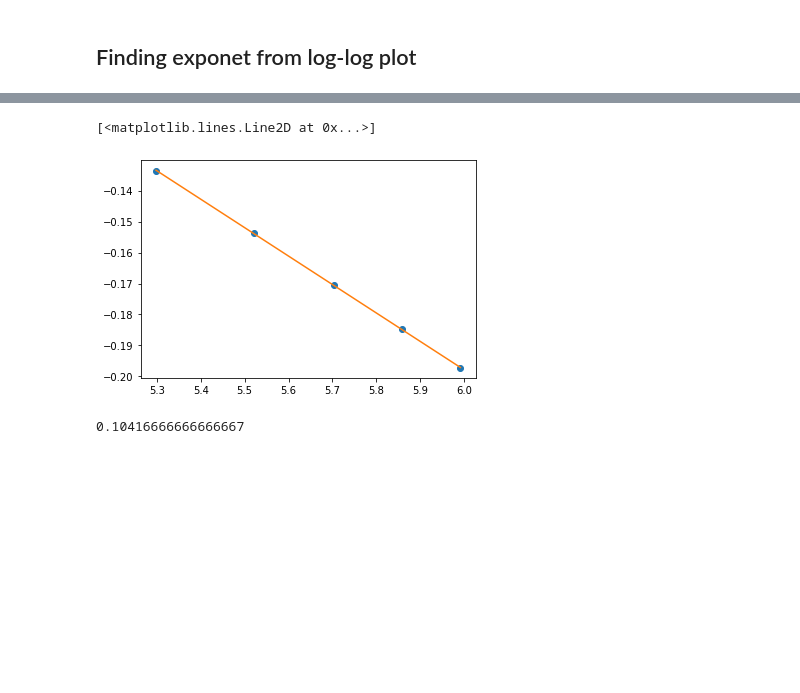
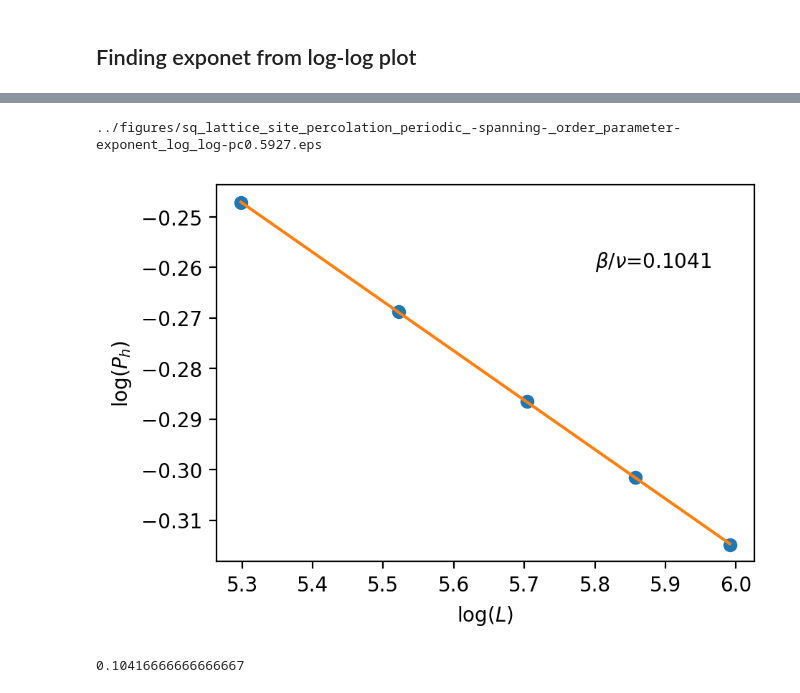
Before and after one commit to rg-nep/RedefinitionOfSitePercolation, a Jupyter notebook: jupyter-notebook/order-parameter.ipynb, the cells around one changed output, grey strips where cells are left out. Drawn from its saved outputs; the diff is of its cells as text; code cells hidden in the pictures; blank space fills up the shorter version.

Commit message:
few new graphs

```diff
--- a/jupyter-notebook/order-parameter.ipynb
+++ b/jupyter-notebook/order-parameter.ipynb
@@ -107,7 +108,7 @@ in_data_dir = "../data/site-percolation/"
 #### signatures
 # %%
 signature = 'sq_lattice_site_percolation_periodic_'
-files = glob.glob(in_data_dir + signature + '_[000-999]*')
+files = glob.glob(in_data_dir + signature + '*[000-999]*txt')
 
 # print("chosen signature")
 print(signature)
@@ -135,10 +131,12 @@ lengths = np.arange(200, 450, 50)
 data = dict()
 ensembles = dict()
 for file in files:
-    f = open(file)
-    l = f.readline()
+    with open(file) as f:
 
-    header = json.loads(l)
+        line = f.readline()
+        if line[0] == '#':
+            line=line[1:]
+        header = json.loads(line)
     print(header)
     L = int(header['length'])
     ensmbl = int(header['ensemble_size'])
@@ -323,7 +316,7 @@ def get_heights(one_by_nu, at_x):
     print(height_data)
     return height_data
 # %%
-at_x = 5
+at_x = 2
 # %%
 heights = get_heights(one_by_nu, at_x)
 heights = np.log(heights)
@@ -342,11 +344,20 @@ LinregressResult(slope=-0.09187065298512105, intercept=0.3533358611406486, rvalu
 # %%
+fig, ax = plt.subplots(figsize=(5, 3.5), dpi=200)
 plt.plot(heights[:,0], heights[:,1], 'o')
 x = np.linspace(np.min(heights[:,0]), np.max(heights[:,0]), 10)
 y = x * regress[0] + regress[1]
 plt.plot(x, y)
+plt.text(5.8, -0.26, r"$\beta/\nu$={}".format(0.1041))
+plt.xlabel(r"$\log(L)$")
+plt.ylabel(r"$\log(P_h)$")
+ax.set_position([0.15, 0.15, 0.75, 0.75])
+out_file_name = out_img_dir + signature + '-spanning-'
+out_file_name += '_order_parameter-exponent_log_log-pc{:.4f}.eps'.format(pc)
+print(out_file_name)
+plt.savefig(out_file_name)
 # %% [output]
-[<matplotlib.lines.Line2D at 0x...>]
+../figures/sq_lattice_site_percolation_periodic_-spanning-_order_parameter-exponent_log_log-pc0.5927.eps
-[figure, old version]
+[figure, new version]
 # %%
 beta = 5/36
 nu = 4/3
```
Also changed, not shown: parts of 6 cells of this notebook, 3 other files.
